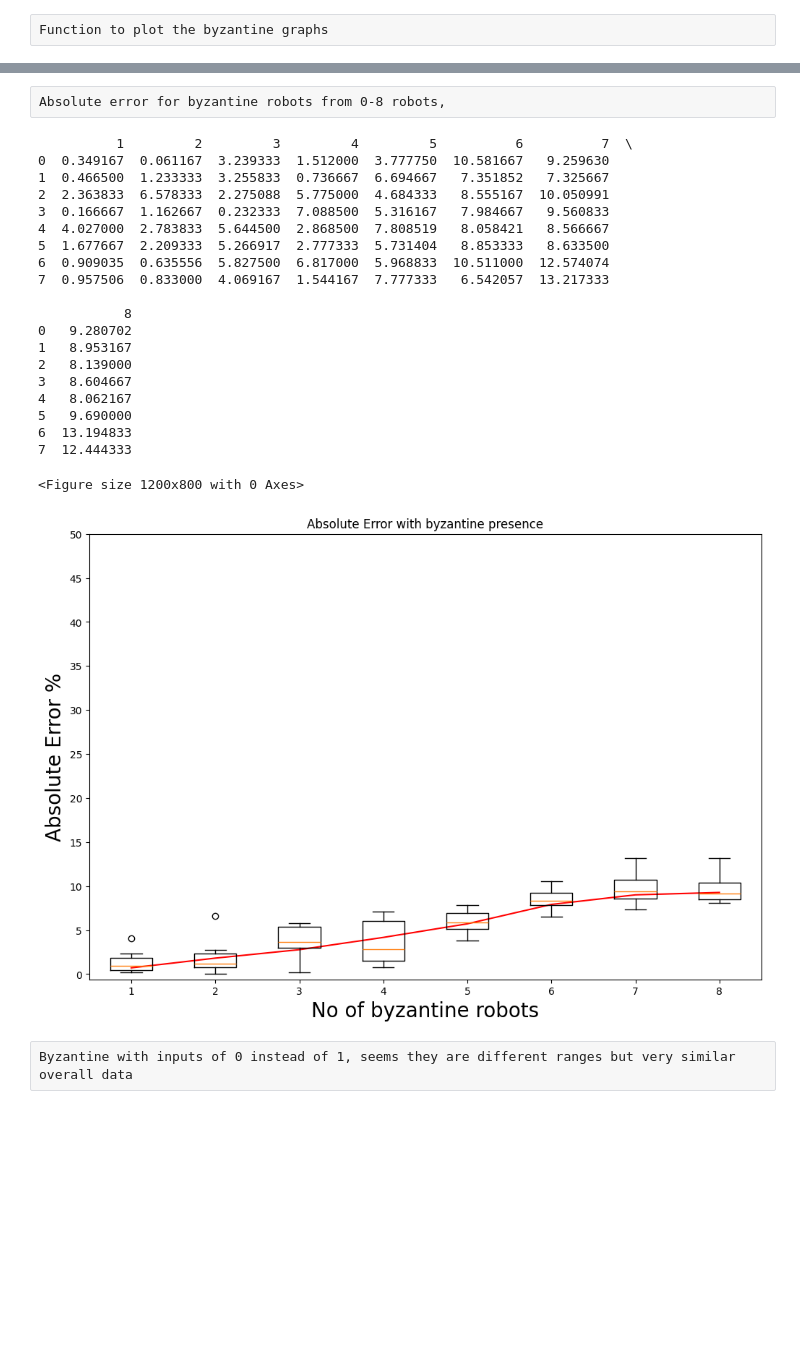
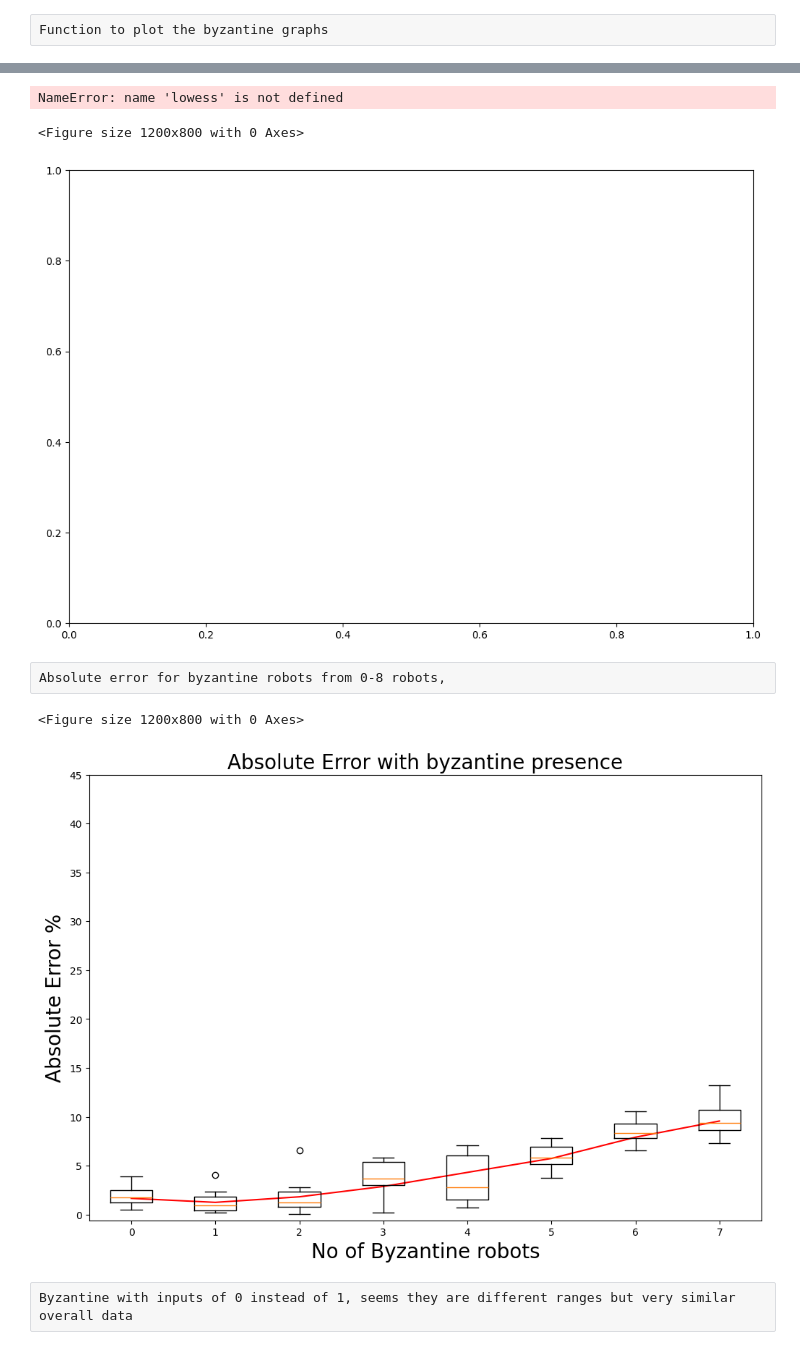
Before and after one commit to ZHolOnGit/toychain-argos-ca-consensus, a Jupyter notebook: HelloNeighbor/results/Plotter.ipynb, the cells around one changed output, grey strips where cells are left out. Cells and saved outputs as stored; diff of their text form; code cells hidden in the pictures; blank space fills up the shorter version.

```diff
--- a/HelloNeighbor/results/Plotter.ipynb
+++ b/HelloNeighbor/results/Plotter.ipynb
@@ -263,6 +275,9 @@ df_WSMR = pd.read_csv("/home/zak-22/arg/toychain-argos/HelloNeighbor/results/csv
 df_arr = [df_NKN, df_LCP,  df_WSMR, df_PoW]
 name_arr = ["NKN","LCP","WSMR","PoW"]
 save_name = ["NKN_Byz_AE","LCP_Byz_AE","WSMR_Byz_AE","PoW_Byz_AE"]
+
+for i in range(len(df_arr)):
+    print(f"{name_arr[i]} mean: {get_mean_AE(df_arr[i])}")
 
 def plot_save_loess_byzantine(df, title, filename):
     df = df.apply(lambda col: col.fillna(col.mean()), axis=0)
@@ -282,7 +297,7 @@ def plot_save_loess_byzantine(df, title, filename):
                 tick_labels = df.columns,
                 patch_artist = False)
 
-    #ax.set_yticks([x for x in range(75) if x % 5 ==0])
+    ax.set_yticks([x for x in range(50) if x % 5 ==0])
 
     ax.set_title(title, fontsize = 20)
     ax.set_ylabel("Absolute Error %", fontsize=20)
@@ -297,35 +314,44 @@ def plot_save_loess_byzantine(df, title, filename):
+# %%
+df_02 = pd.read_csv("/home/zak-22/arg/toychain-argos/HelloNeighbor/results/csvs/compare_threshold/byzantine_02.csv")
+df_03 = pd.read_csv("/home/zak-22/arg/toychain-argos/HelloNeighbor/results/csvs/compare_threshold/byzantine_03.csv")
+df_04 = pd.read_csv("/home/zak-22/arg/toychain-argos/HelloNeighbor/results/csvs/compare_threshold/byzantine_04.csv")
+df_05 = pd.read_csv("/home/zak-22/arg/toychain-argos/HelloNeighbor/results/csvs/compare_threshold/byzantine_05.csv")
+
+df_arr = [df_02, df_03, df_04, df_05]
+legend_arr = ["Threshold: 0.2","Threshold: 0.3","Threshold: 0.4","Threshold: 0.5"]
+col_arr = ["r","b","g","m"]
+
+plt.figure(figsize = (12,8))
+fig, ax = plt.subplots(figsize = (12,8))
+for i in range(len(df_arr)):
+    x = np.arange(1, df_arr[i].shape[1] + 1)
+    y = df_arr[i].median()
+
+    smoothed = lowess(y, x, frac=0.6)
+
+    ax.plot(smoothed[:,0], smoothed[:,1], col_arr[i], label=legend_arr[i])
+
+ax.legend()
+ax.set_title("Comparison of AE* for different outlier thresholds", fontsize = 20)
+ax.set_ylabel("Absolute Error %", fontsize=20)
+ax.set_xlabel("No of Byzantine robots", fontsize=20)
+fig.savefig("threshold_tuning")
+plt.show()
+# %% [output]
+NameError: name 'lowess' is not defined
+<Figure size 1200x800 with 0 Axes>
+[figure, added]
 # %% [raw]
 Absolute error for byzantine robots from 0-8 robots,
 # %%
 from statsmodels.nonparametric.smoothers_lowess import lowess
 
 df_3 = pd.read_csv("/home/zak-22/arg/toychain-argos/HelloNeighbor/results/csvs/byzantine_0.3.csv")
 
-print(df_3)
-
-plot_save_loess_byzantine(df_3,"Absolute Error with byzantine presence","No of byzantine robots","Absolute Error %","AEByzantine.png")
+plot_save_loess_byzantine(df_3,"Absolute Error with byzantine presence","AEByzantine.png")
 # %% [output]
-          1         2         3         4         5          6          7  \
-0  0.349167  0.061167  3.239333  1.512000  3.777750  10.581667   9.259630
-1  0.466500  1.233333  3.255833  0.736667  6.694667   7.351852   7.325667
-2  2.363833  6.578333  2.275088  5.775000  4.684333   8.555167  10.050991
-3  0.166667  1.162667  0.232333  7.088500  5.316167   7.984667   9.560833
-4  4.027000  2.783833  5.644500  2.868500  7.808519   8.058421   8.566667
-5  1.677667  2.209333  5.266917  2.777333  5.731404   8.853333   8.633500
-6  0.909035  0.635556  5.827500  6.817000  5.968833  10.511000  12.574074
-7  0.957506  0.833000  4.069167  1.544167  7.777333   6.542057  13.217333
-
-           8
-0   9.280702
-1   8.953167
-2   8.139000
-3   8.604667
-4   8.062167
-5   9.690000
-6  13.194833
-7  12.444333
+<Figure size 1200x800 with 0 Axes>
-<Figure size 1200x800 with 0 Axes>
-[figure, old version]
+[figure, new version]
 # %% [raw]
 Byzantine with inputs of 0 instead of 1, seems they are different ranges but very similar overall data
 # %%
```
Also changed, not shown: parts of 6 cells of this notebook, 23 other files.
